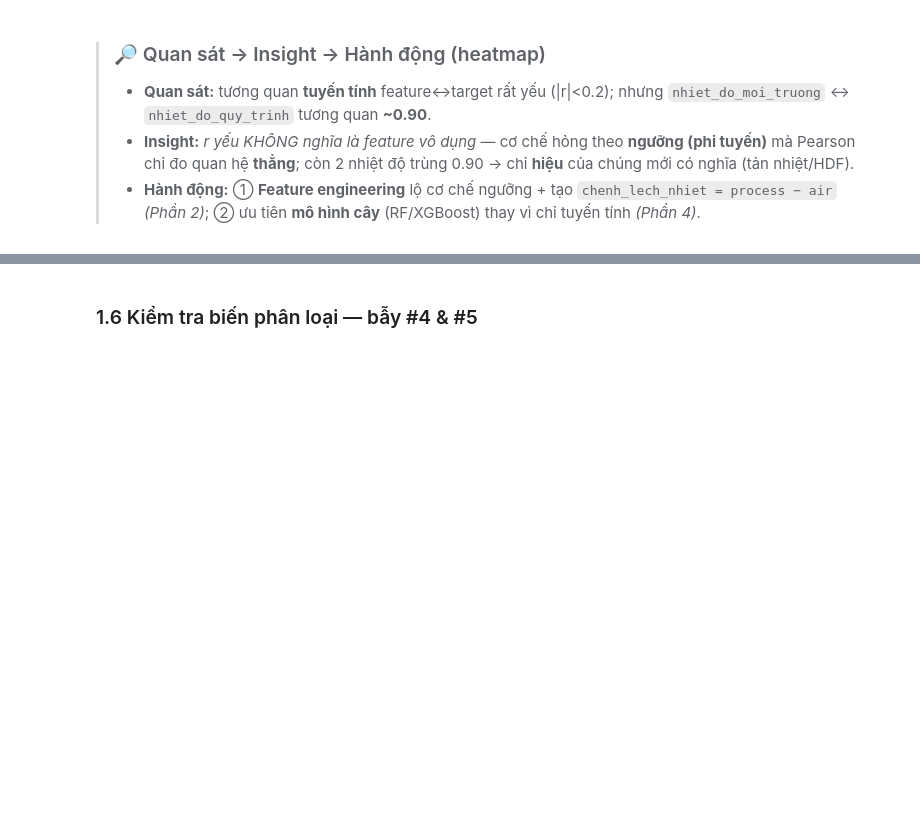
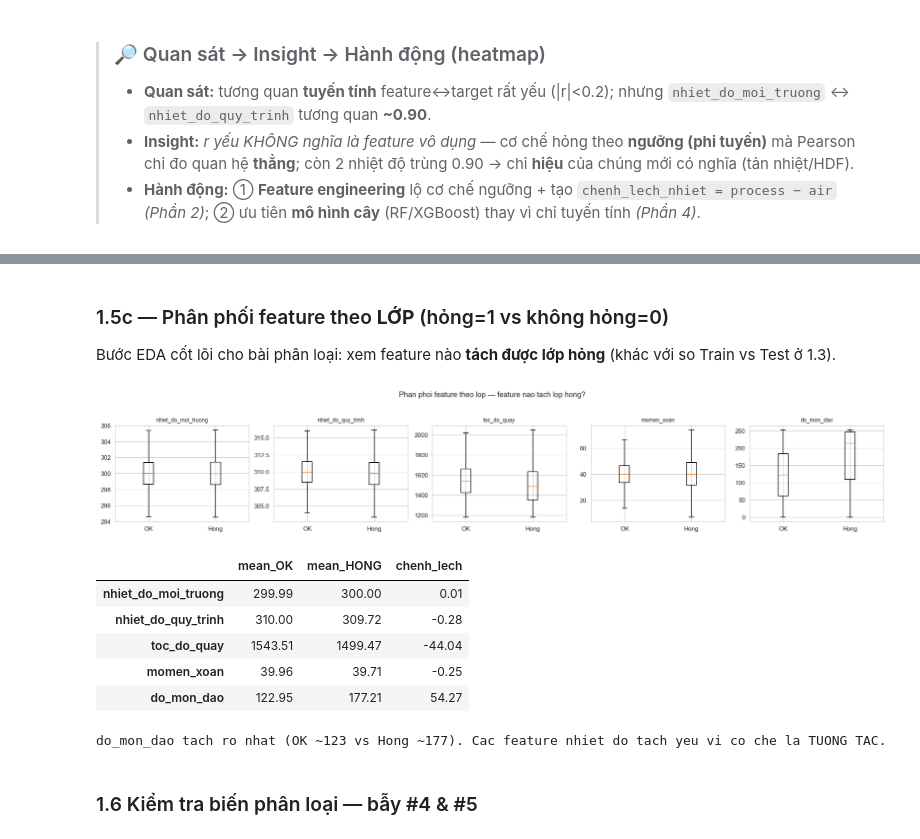
Before and after one commit to tuanhuu3264/MasterDegree_ML_GroupProject, a Jupyter notebook: bai_tap_cuoi_khoa.ipynb, the cells around one changed output, grey strips where cells are left out. Saved outputs shown, nothing was run; the diff lists cells and outputs as text; code cells hidden in the pictures; blank space fills up the shorter version.

```diff
--- a/bai_tap_cuoi_khoa.ipynb
+++ b/bai_tap_cuoi_khoa.ipynb
@@ -198,3 +220,25 @@ Nhan xet:
+# %% [markdown]
+### 1.5c — Phân phối feature theo **LỚP** (hỏng=1 vs không hỏng=0)
+Bước EDA cốt lõi cho bài phân loại: xem feature nào **tách được lớp hỏng** (khác với so Train vs Test ở 1.3).
+# %%
+fig, axes = plt.subplots(1, len(NUM), figsize=(18,3.2))
+for ax,c in zip(axes, NUM):
+    ax.boxplot([train[train[TARGET]==0][c], train[train[TARGET]==1][c]], labels=['OK','Hong'], showfliers=False)
+    ax.set_title(c, fontsize=9)
+plt.suptitle('Phan phoi feature theo lop — feature nao tach lop hong?', y=1.04); plt.tight_layout(); plt.show()
+tb = pd.DataFrame({'mean_OK':train[train[TARGET]==0][NUM].mean(), 'mean_HONG':train[train[TARGET]==1][NUM].mean()})
+tb['chenh_lech'] = tb.mean_HONG - tb.mean_OK
+display(tb.round(2))
+print('do_mon_dao tach ro nhat (OK ~123 vs Hong ~177). Cac feature nhiet do tach yeu vi co che la TUONG TAC.')
+# %% [output]
+[figure, added]
+|  | mean_OK | mean_HONG | chenh_lech |
+| nhiet_do_moi_truong | 299.99 | 300.00 | 0.01 |
+| nhiet_do_quy_trinh | 310.00 | 309.72 | -0.28 |
+| toc_do_quay | 1543.51 | 1499.47 | -44.04 |
+| momen_xoan | 39.96 | 39.71 | -0.25 |
+| do_mon_dao | 122.95 | 177.21 | 54.27 |
+do_mon_dao tach ro nhat (OK ~123 vs Hong ~177). Cac feature nhiet do tach yeu vi co che la TUONG TAC.
 # %% [markdown]
 ### 1.6 Kiểm tra biến phân loại — bẫy #4 & #5
 # %%
```
Also changed, not shown: parts of 21 cells of this notebook, 11 other files.
